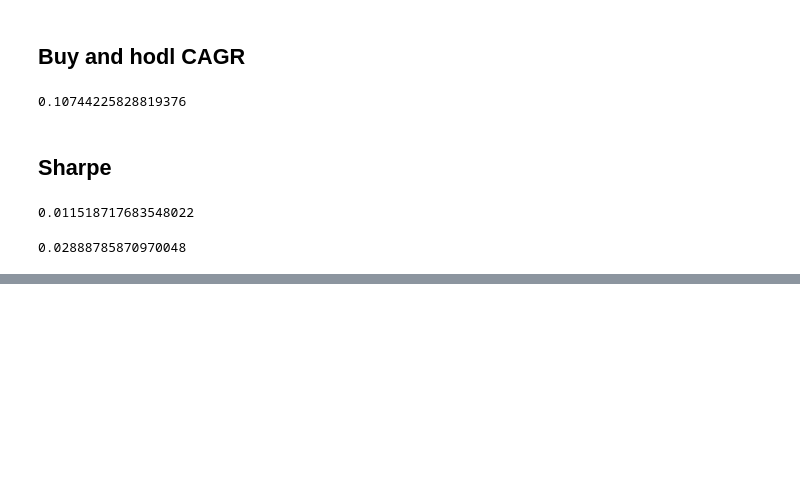
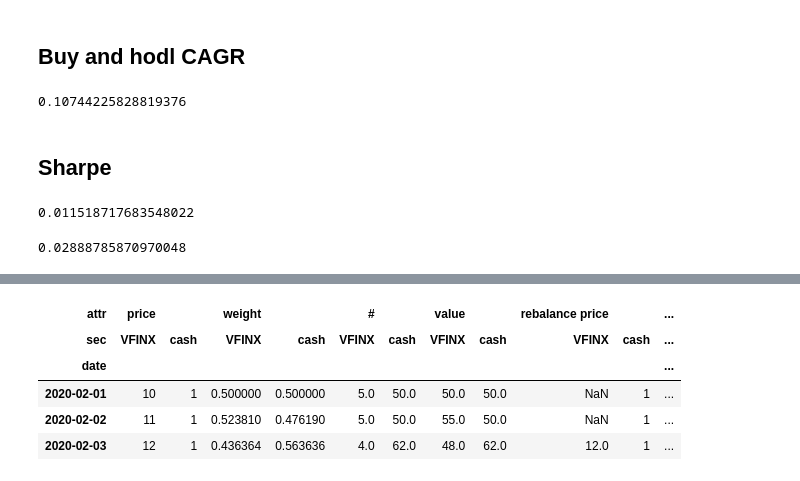
Before and after one commit to Northern125/ffin-task-2022-01, a Jupyter notebook: task_1.ipynb, the cells around one changed output, grey strips where cells are left out. Drawn from its saved outputs; the diff is of its cells as text; code cells hidden in the pictures; blank space fills up the shorter version.

Commit message:
Tested (successfully) the backtester on a small artificial sample & simple strategy

```diff
--- a/task_1.ipynb
+++ b/task_1.ipynb
@@ -277,0 +252,2 @@ portf_res['excess return daily'].mean() / portf_res['excess return daily'].std()
+# %%
+exog = pd.DataFrame([0, 1, 0], index=dates, columns=['flag'])
@@ -277,0 +272,9 @@ portf_res['excess return daily'].mean() / portf_res['excess return daily'].std()
+# %%
+ini_positions = pd.Series({'VFINX': 5, 'cash': 50})
+# %%
+pb = PortfolioBacktest(securities=secs,
+                       dates=dates,
+                       quotes=quotes[secs],
+                       capital=capital,
+                       ini_positions=ini_positions,
+                       max_loan=0)
@@ -277,0 +299,2 @@ portf_res['excess return daily'].mean() / portf_res['excess return daily'].std()
+# %%
+pb.apply_strategy(exogenous=exog['flag'])
@@ -277,0 +319,9 @@ portf_res['excess return daily'].mean() / portf_res['excess return daily'].std()
+# %%
+pb.get_combined_df()
+# %% [output]
+| attr | price |  | weight |  | # |  | value |  | rebalance price |  | ... |
+| sec | VFINX | cash | VFINX | cash | VFINX | cash | VFINX | cash | VFINX | cash | ... |
+| date |  |  |  |  |  |  |  |  |  |  | ... |
+| 2020-02-01 | 10 | 1 | 0.500000 | 0.500000 | 5.0 | 50.0 | 50.0 | 50.0 | NaN | 1 | ... |
+| 2020-02-02 | 11 | 1 | 0.523810 | 0.476190 | 5.0 | 50.0 | 55.0 | 50.0 | NaN | 1 | ... |
+| 2020-02-03 | 12 | 1 | 0.436364 | 0.563636 | 4.0 | 62.0 | 48.0 | 62.0 | 12.0 | 1 | ... |
```
Also changed, not shown: parts of 31 cells of this notebook.
